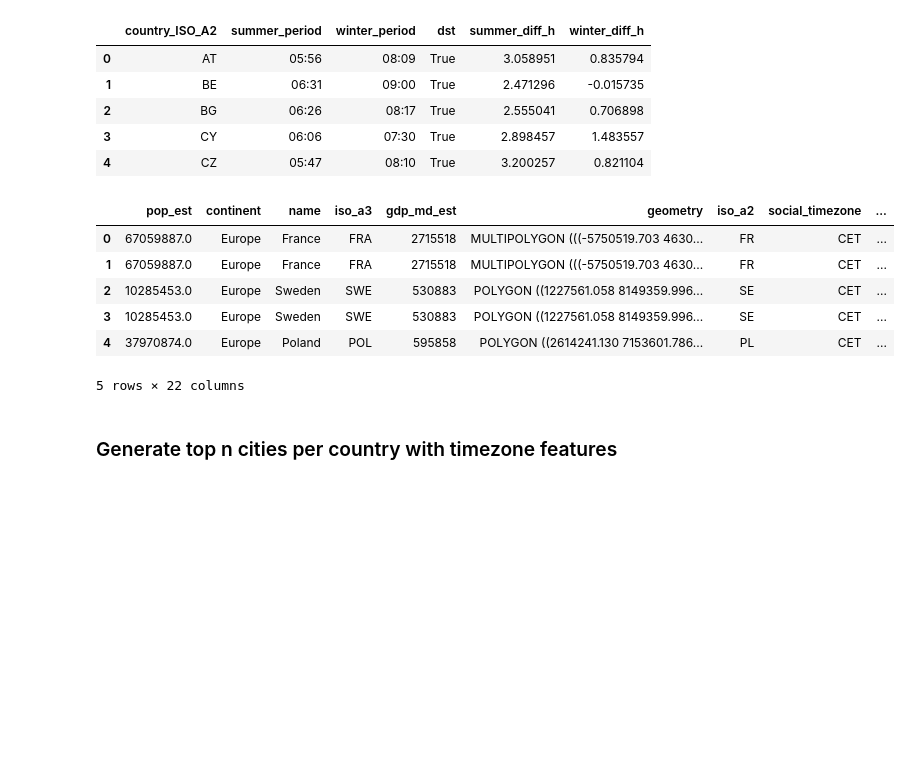
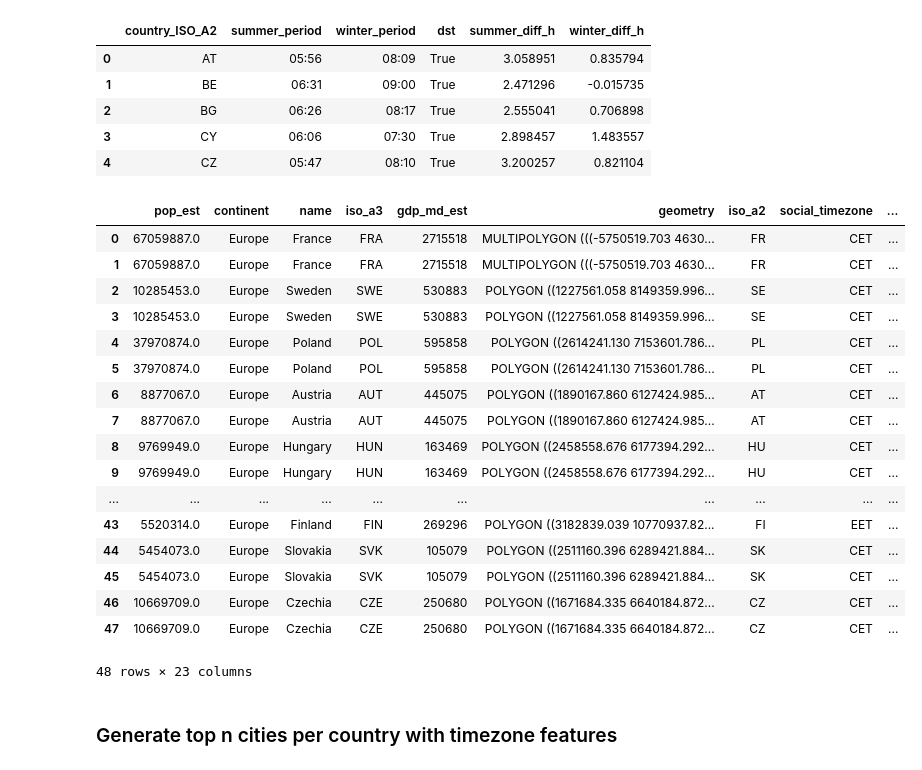
Before and after one commit to pvonderlind/CircadianRythmEU, a Jupyter notebook: circadian_rythm_interactive.ipynb, the cells around one changed output. Drawn from its saved outputs; the diff is of its cells as text; code cells hidden in the pictures; blank space fills up the shorter version.

Commit message:
Update geo_tz and avg_country data to now have population as percent measure of the whole EU, Update map notebook to show weighted mean of time diff to 9:00

```diff
--- a/circadian_rythm_interactive.ipynb
+++ b/circadian_rythm_interactive.ipynb
@@ -6,7 +6,7 @@
 import pandas as pd
 import geopandas as gpd
 
-RELOAD_DATA = False
+RELOAD_DATA = True
 eu_data_path = 'datasets/saved/eu_gpd.geojson'
 city_data_path = 'datasets/saved/city_data.csv'
 sunrise_data = 'datasets/saved/sunrise_data.csv'
@@ -77,15 +77,26 @@ sun_data.head()
 | 3 | CY | 06:06 | 07:30 | True | 2.898457 | 1.483557 |
 | 4 | CZ | 05:47 | 08:10 | True | 3.200257 | 0.821104 |
 # %%
-eu_geo_tz.head()
+eu_geo_tz
 # %% [output]
 |  | pop_est | continent | name | iso_a3 | gdp_md_est | geometry | iso_a2 | social_timezone | ... |
 | 0 | 67059887.0 | Europe | France | FRA | 2715518 | MULTIPOLYGON (((-5750519.703 4630... | FR | CET | ... |
 | 1 | 67059887.0 | Europe | France | FRA | 2715518 | MULTIPOLYGON (((-5750519.703 4630... | FR | CET | ... |
 | 2 | 10285453.0 | Europe | Sweden | SWE | 530883 | POLYGON ((1227561.058 8149359.996... | SE | CET | ... |
 | 3 | 10285453.0 | Europe | Sweden | SWE | 530883 | POLYGON ((1227561.058 8149359.996... | SE | CET | ... |
 | 4 | 37970874.0 | Europe | Poland | POL | 595858 | POLYGON ((2614241.130 7153601.786... | PL | CET | ... |
+| 5 | 37970874.0 | Europe | Poland | POL | 595858 | POLYGON ((2614241.130 7153601.786... | PL | CET | ... |
+| 6 | 8877067.0 | Europe | Austria | AUT | 445075 | POLYGON ((1890167.860 6127424.985... | AT | CET | ... |
+| 7 | 8877067.0 | Europe | Austria | AUT | 445075 | POLYGON ((1890167.860 6127424.985... | AT | CET | ... |
+| 8 | 9769949.0 | Europe | Hungary | HUN | 163469 | POLYGON ((2458558.676 6177394.292... | HU | CET | ... |
+| 9 | 9769949.0 | Europe | Hungary | HUN | 163469 | POLYGON ((2458558.676 6177394.292... | HU | CET | ... |
+| ... | ... | ... | ... | ... | ... | ... | ... | ... | ... |
+| 43 | 5520314.0 | Europe | Finland | FIN | 269296 | POLYGON ((3182839.039 10770937.82... | FI | EET | ... |
+| 44 | 5454073.0 | Europe | Slovakia | SVK | 105079 | POLYGON ((2511160.396 6289421.884... | SK | CET | ... |
+| 45 | 5454073.0 | Europe | Slovakia | SVK | 105079 | POLYGON ((2511160.396 6289421.884... | SK | CET | ... |
+| 46 | 10669709.0 | Europe | Czechia | CZE | 250680 | POLYGON ((1671684.335 6640184.872... | CZ | CET | ... |
+| 47 | 10669709.0 | Europe | Czechia | CZE | 250680 | POLYGON ((1671684.335 6640184.872... | CZ | CET | ... |
-5 rows × 22 columns
+48 rows × 23 columns
 # %% [markdown]
 ### Generate top n cities per country with timezone features
 # %% [markdown]
```
Also changed, not shown: parts of 3 cells of this notebook, 3 other files.
